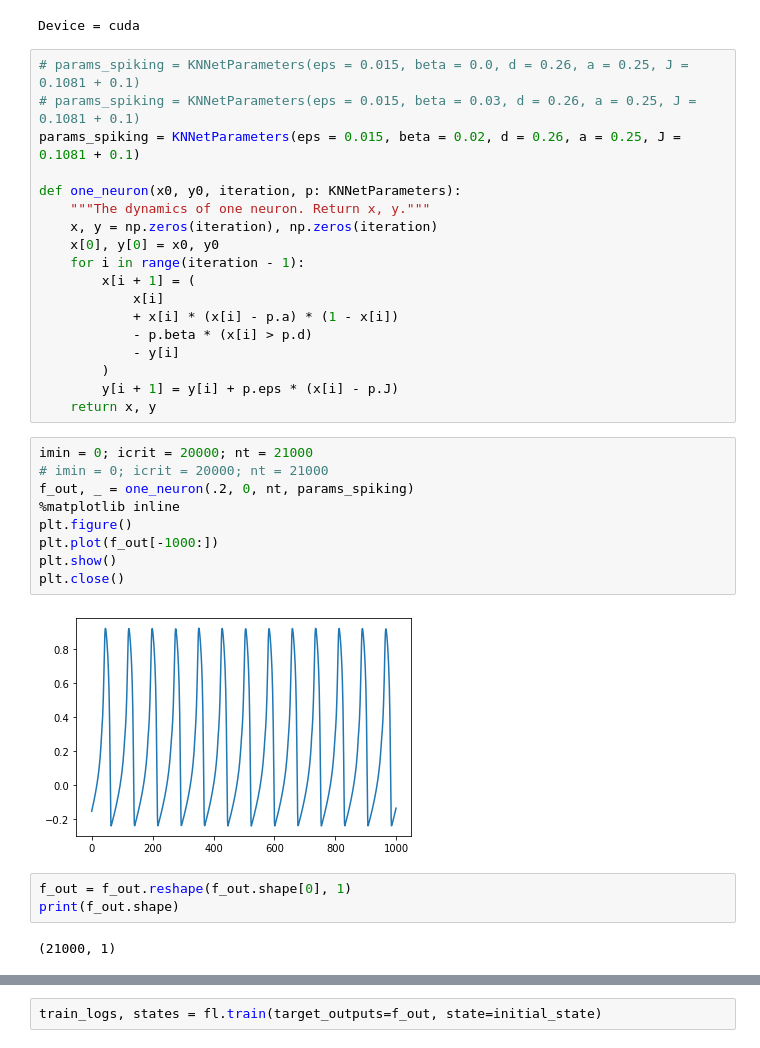
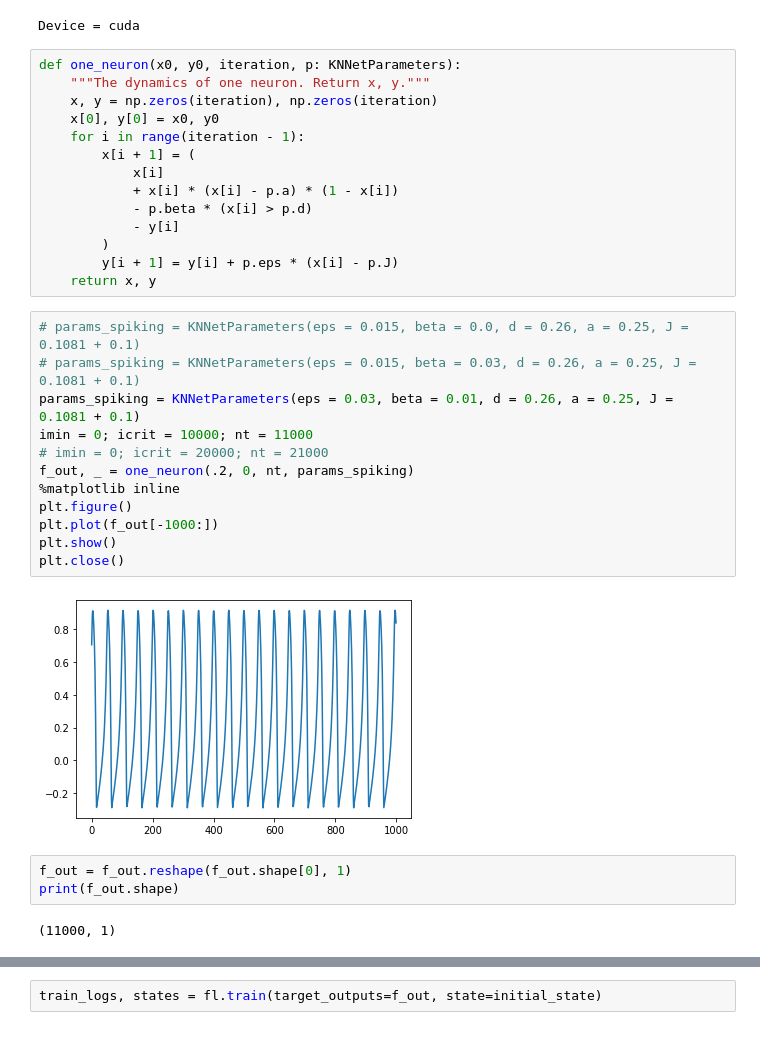
Before and after one commit to aw02m/Spiking_neural_networks, a Jupyter notebook: notebooks/spiking_positive_beta.ipynb, the cells around one changed output, grey strips where cells are left out. Saved outputs shown, nothing was run; the diff lists cells and outputs as text.

```diff
--- a/notebooks/spiking_positive_beta.ipynb
+++ b/notebooks/spiking_positive_beta.ipynb
@@ -10,10 +10,6 @@ print(f"Device = {device.type}")
 # %% [output]
 Device = cuda
 # %%
-# params_spiking = KNNetParameters(eps = 0.015, beta = 0.0, d = 0.26, a = 0.25, J = 0.1081 + 0.1)
-# params_spiking = KNNetParameters(eps = 0.015, beta = 0.03, d = 0.26, a = 0.25, J = 0.1081 + 0.1)
-params_spiking = KNNetParameters(eps = 0.015, beta = 0.02, d = 0.26, a = 0.25, J = 0.1081 + 0.1)
-
 def one_neuron(x0, y0, iteration, p: KNNetParameters):
     """The dynamics of one neuron. Return x, y."""
     x, y = np.zeros(iteration), np.zeros(iteration)
@@ -28,20 +24,23 @@ def one_neuron(x0, y0, iteration, p: KNNetParameters):
         y[i + 1] = y[i] + p.eps * (x[i] - p.J)
     return x, y
 # %%
-imin = 0; icrit = 20000; nt = 21000
+# params_spiking = KNNetParameters(eps = 0.015, beta = 0.0, d = 0.26, a = 0.25, J = 0.1081 + 0.1)
+# params_spiking = KNNetParameters(eps = 0.015, beta = 0.03, d = 0.26, a = 0.25, J = 0.1081 + 0.1)
+params_spiking = KNNetParameters(eps = 0.03, beta = 0.01, d = 0.26, a = 0.25, J = 0.1081 + 0.1)
+imin = 0; icrit = 10000; nt = 11000
 # imin = 0; icrit = 20000; nt = 21000
 f_out, _ = one_neuron(.2, 0, nt, params_spiking)
 %matplotlib inline
 plt.figure()
 plt.plot(f_out[-1000:])
 plt.show()
 plt.close()
 # %% [output]
-[figure, old version]
+[figure, new version]
 # %%
 f_out = f_out.reshape(f_out.shape[0], 1)
 print(f_out.shape)
 # %% [output]
-(21000, 1)
+(11000, 1)
 # %%
 input_size = 0
```
Also changed, not shown: parts of 17 cells of this notebook, 3 other files.
